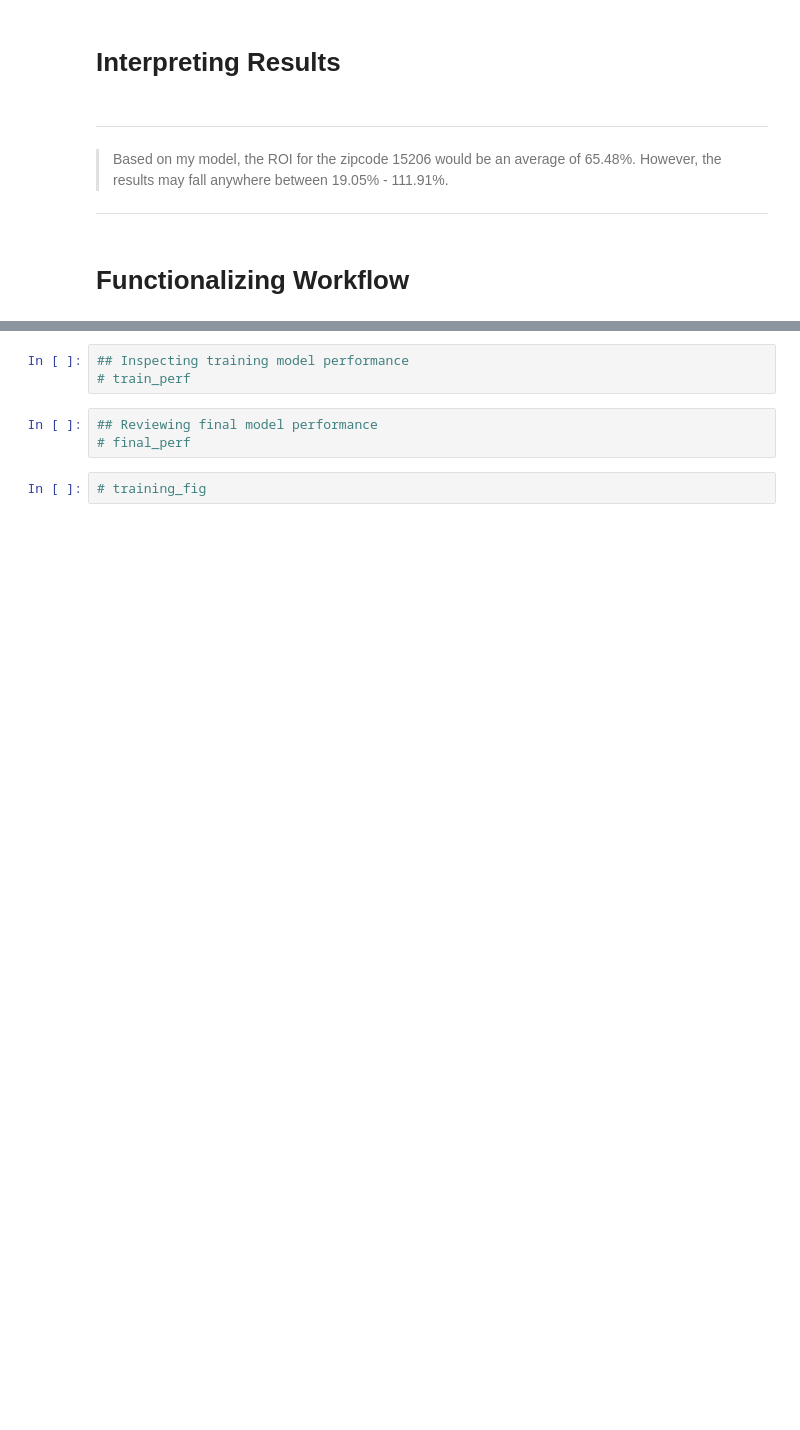
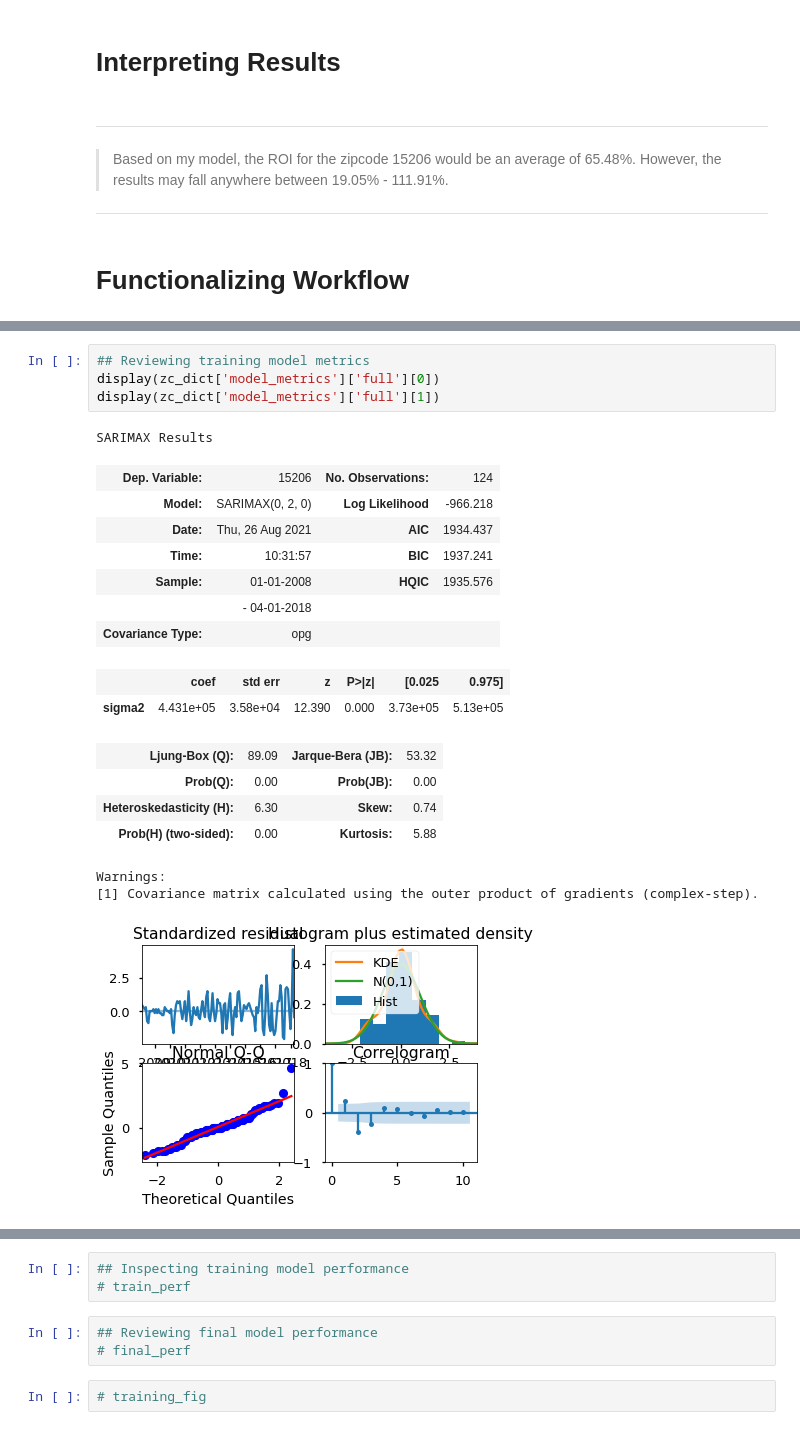
Before and after one commit to BenJMcCarty/Best_of_the_Burgh, a Jupyter notebook: workbooks/WIP_Main_Notebook.ipynb, the cells around one changed output, grey strips where cells are left out. Saved outputs shown, nothing was run; the diff lists cells and outputs as text; blank space fills up the shorter version.

```diff
--- a/workbooks/WIP_Main_Notebook.ipynb
+++ b/workbooks/WIP_Main_Notebook.ipynb
@@ -814,0 +862,22 @@ zc_dict['model_metrics']['full'][0]
+# %%
+## Reviewing training model metrics
+display(zc_dict['model_metrics']['full'][0])
+display(zc_dict['model_metrics']['full'][1])
+# %% [output]
+SARIMAX Results
+| Dep. Variable: | 15206 | No. Observations: | 124 |
+| Model: | SARIMAX(0, 2, 0) | Log Likelihood | -966.218 |
+| Date: | Thu, 26 Aug 2021 | AIC | 1934.437 |
+| Time: | 10:31:57 | BIC | 1937.241 |
+| Sample: | 01-01-2008 | HQIC | 1935.576 |
+|  | - 04-01-2018 |  |  |
+| Covariance Type: | opg |  |  |
+|  | coef | std err | z | P>|z| | [0.025 | 0.975] |
+| sigma2 | 4.431e+05 | 3.58e+04 | 12.390 | 0.000 | 3.73e+05 | 5.13e+05 |
+| Ljung-Box (Q): | 89.09 | Jarque-Bera (JB): | 53.32 |
+| Prob(Q): | 0.00 | Prob(JB): | 0.00 |
+| Heteroskedasticity (H): | 6.30 | Skew: | 0.74 |
+| Prob(H) (two-sided): | 0.00 | Kurtosis: | 5.88 |
+Warnings:
+[1] Covariance matrix calculated using the outer product of gradients (complex-step).
+[figure, added]
```
Also changed, not shown: parts of 24 cells of this notebook, 1 other file.
